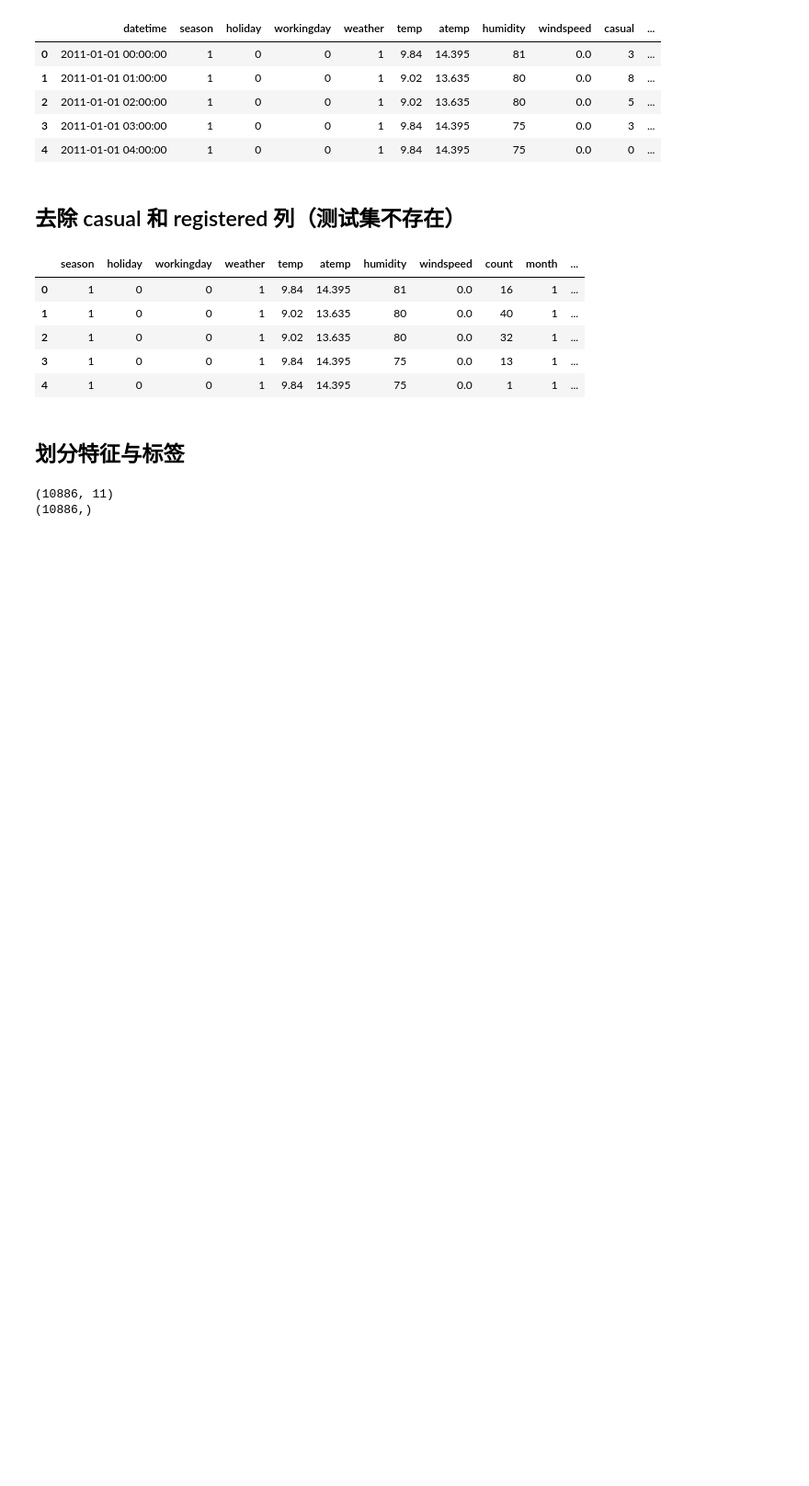
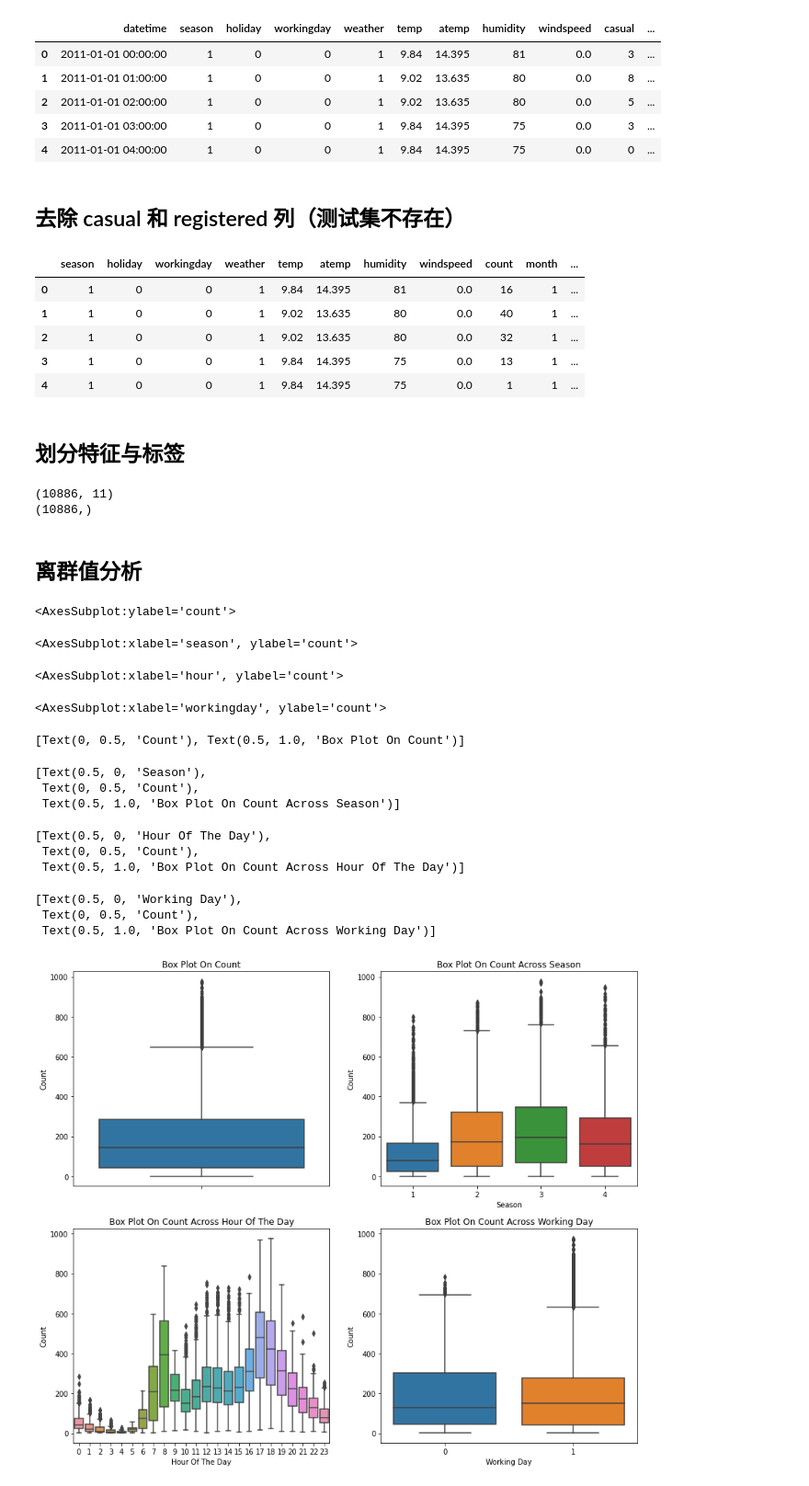
Before and after one commit to Giyn/BikeSharingDemand, a Jupyter notebook: EDA.ipynb, the cells around one changed output. Shown at 92% size. Saved outputs shown, nothing was run; the diff lists cells and outputs as text; code cells hidden in the pictures; blank space fills up the shorter version.

```diff
--- a/EDA.ipynb
+++ b/EDA.ipynb
@@ -95,3 +102,34 @@ print(raw_data_target.shape)
 # %% [output]
 (10886, 11)
 (10886,)
+# %% [markdown]
+## 离群值分析
+# %%
+fig, axes = plt.subplots(nrows=2, ncols=2)
+fig.set_size_inches(14, 12)
+sns.boxplot(data=raw_data, y="count", orient="v", ax=axes[0][0])
+sns.boxplot(data=raw_data, y="count", x="season", orient="v", ax=axes[0][1])
+sns.boxplot(data=raw_data, y="count", x="hour", orient="v", ax=axes[1][0])
+sns.boxplot(data=raw_data, y="count", x="workingday", orient="v", ax=axes[1][1])
+
+axes[0][0].set(ylabel='Count', title="Box Plot On Count")
+# 1 = spring, 2 = summer, 3 = fall, 4 = winter
+axes[0][1].set(xlabel='Season', ylabel='Count', title="Box Plot On Count Across Season")
+axes[1][0].set(xlabel='Hour Of The Day', ylabel='Count', title="Box Plot On Count Across Hour Of The Day")
+axes[1][1].set(xlabel='Working Day', ylabel='Count', title="Box Plot On Count Across Working Day")
+# %% [output]
+<AxesSubplot:ylabel='count'>
+<AxesSubplot:xlabel='season', ylabel='count'>
+<AxesSubplot:xlabel='hour', ylabel='count'>
+<AxesSubplot:xlabel='workingday', ylabel='count'>
+[Text(0, 0.5, 'Count'), Text(0.5, 1.0, 'Box Plot On Count')]
+[Text(0.5, 0, 'Season'),
+ Text(0, 0.5, 'Count'),
+ Text(0.5, 1.0, 'Box Plot On Count Across Season')]
+[Text(0.5, 0, 'Hour Of The Day'),
+ Text(0, 0.5, 'Count'),
+ Text(0.5, 1.0, 'Box Plot On Count Across Hour Of The Day')]
+[Text(0.5, 0, 'Working Day'),
+ Text(0, 0.5, 'Count'),
+ Text(0.5, 1.0, 'Box Plot On Count Across Working Day')]
+[figure, added]
```
Also changed, not shown: parts of 3 cells of this notebook.
